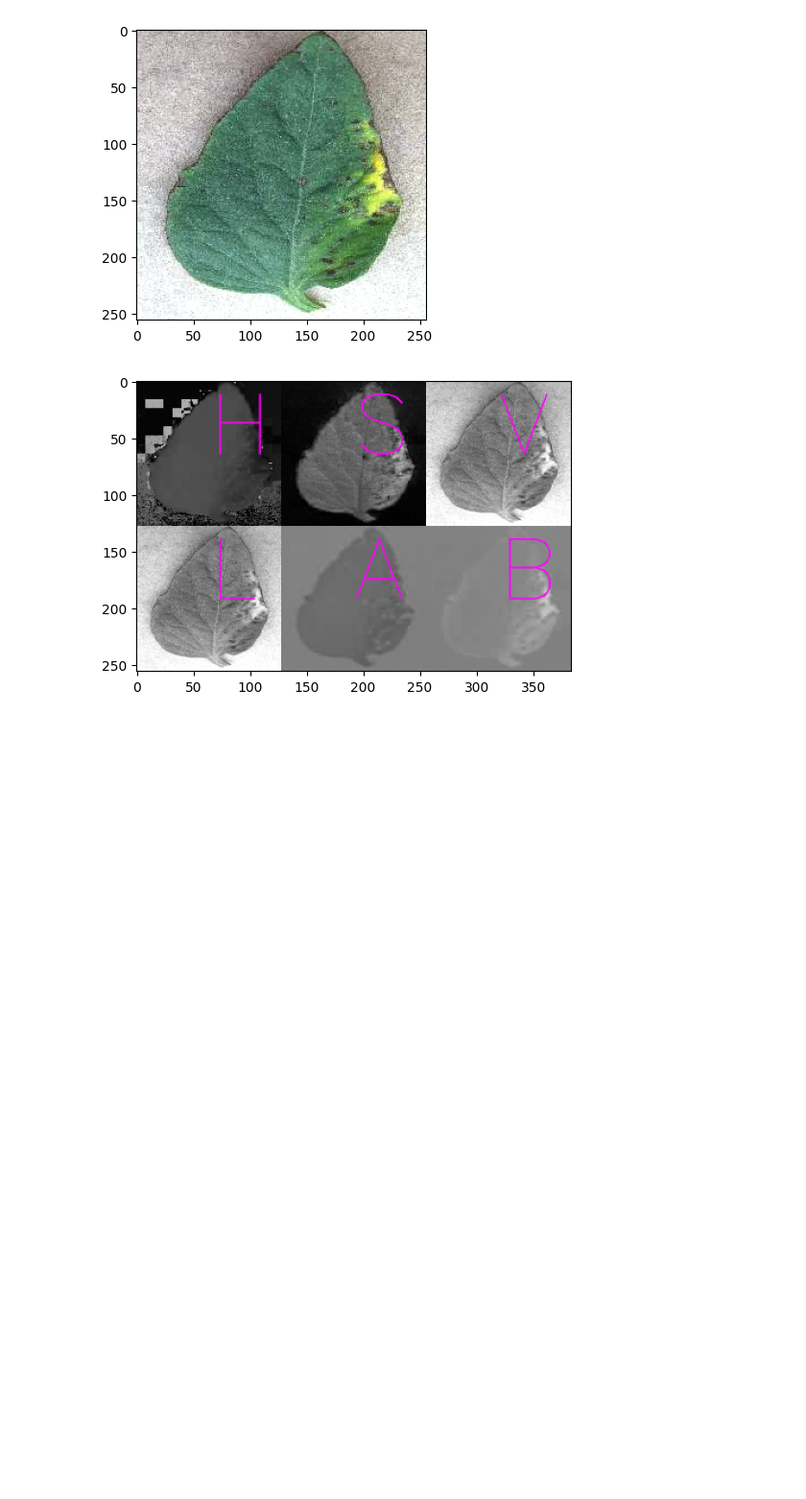
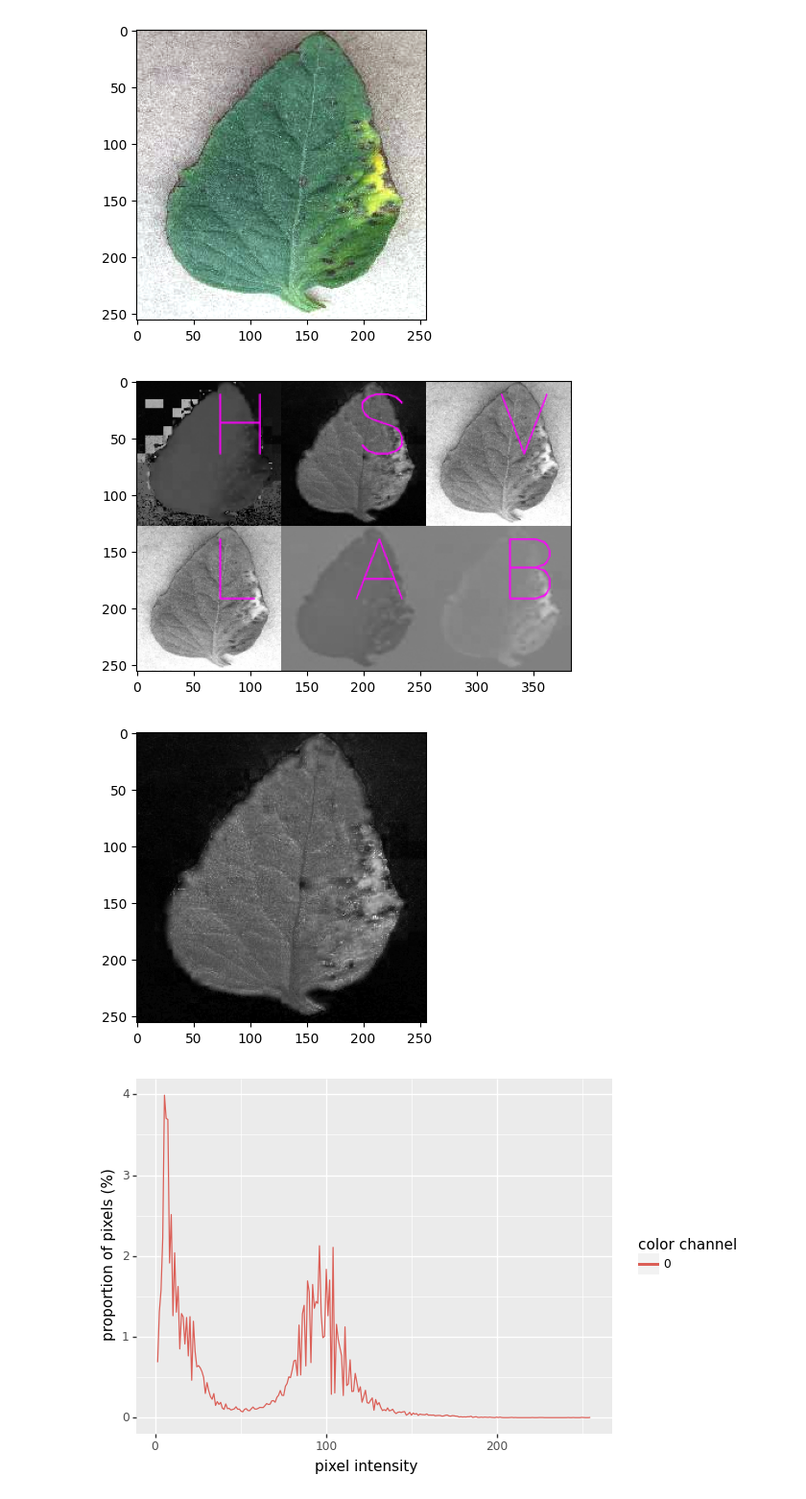
Before and after one commit to AnaGT/Anamilena, a Jupyter notebook: plantcv.ipynb, the cells around one changed output. Shown at 96% size. Saved outputs shown, nothing was run; the diff lists cells and outputs as text; code cells hidden in the pictures; blank space fills up the shorter version.

```diff
--- a/plantcv.ipynb
+++ b/plantcv.ipynb
@@ -51,3 +51,9 @@ correct_image = pcv.white_balance(img, mode = "hist", roi= [10,10,50,50])
 cs_plot = pcv.visualize.colorspaces(rgb_img=correct_image, original_img=False)
 # %% [output]
 [figure]
+# %%
+s = pcv.rgb2gray_hsv(rgb_img=correct_image, channel='s')
+hist_figure = pcv.visualize.histogram(img = s, bins = 255, lower_bound= 1,upper_bound= 255)
+# %% [output]
+[figure, added]
+[figure, added]
```
Also changed, not shown: parts of 1 cell of this notebook.
